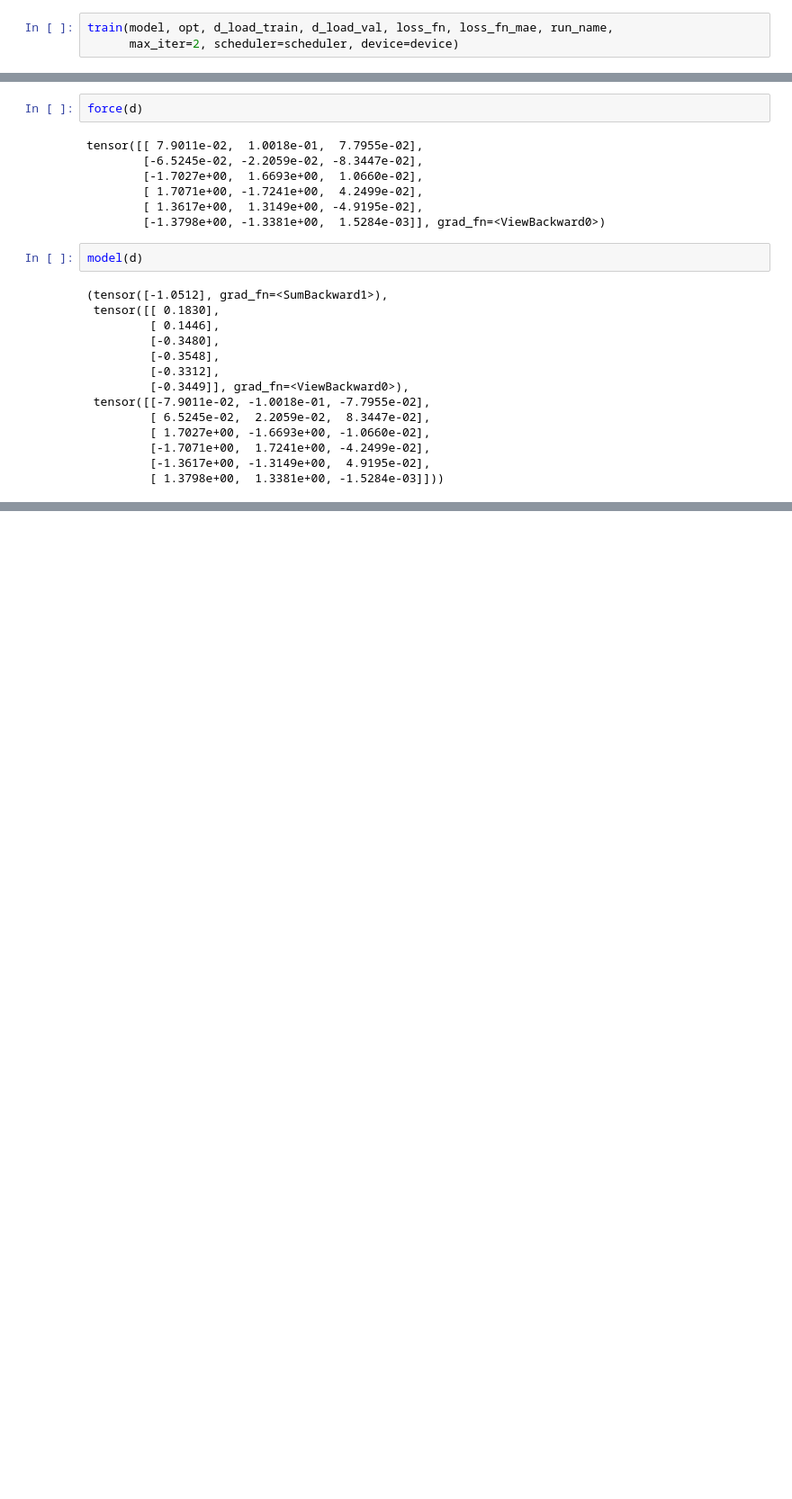
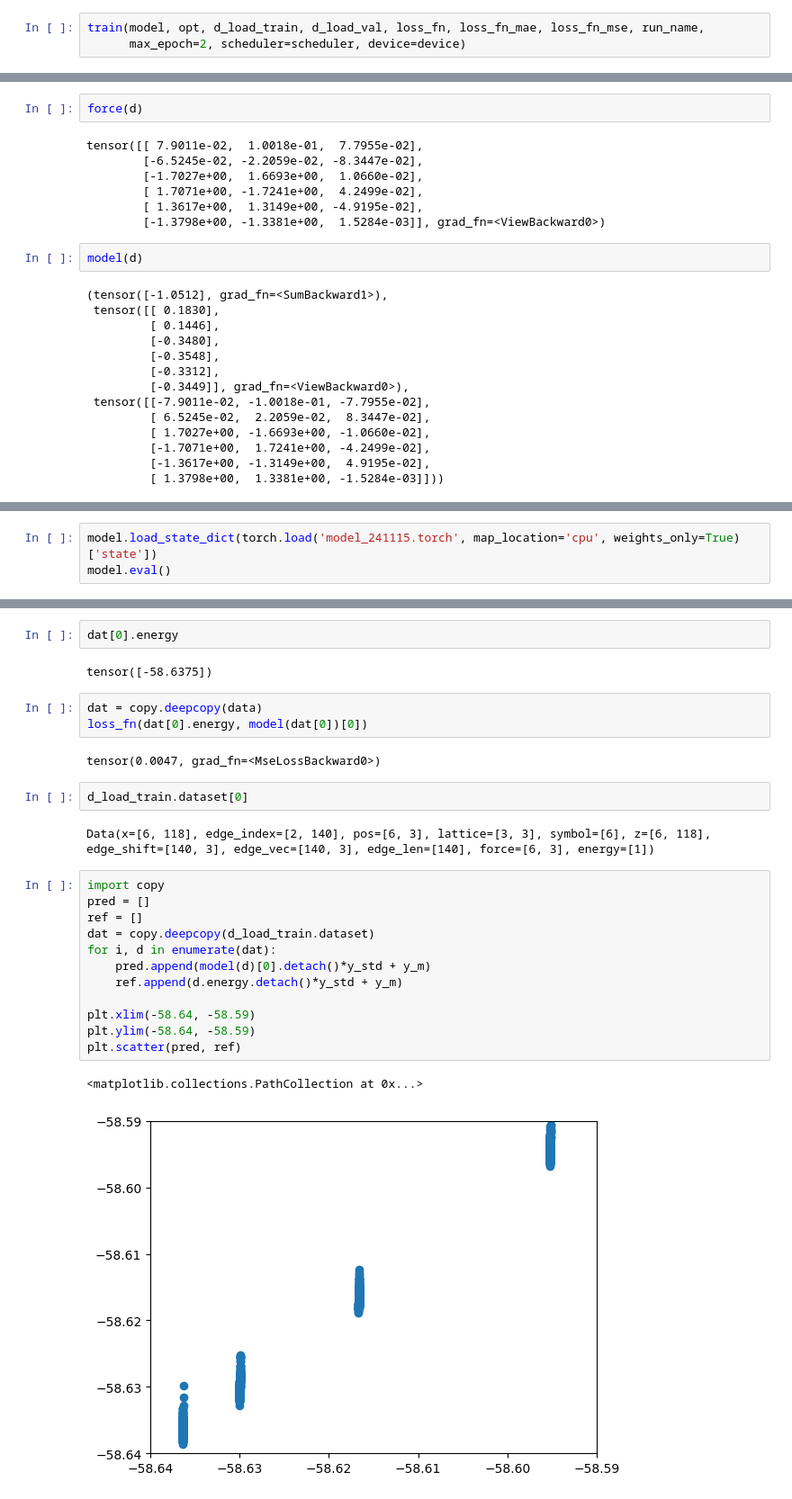
Before and after one commit to Dzung93/Simple_EGNN, a Jupyter notebook: EGNN.ipynb, the cells around one changed output, grey strips where cells are left out. Shown: that part at 90% size. Saved outputs shown, nothing was run; the diff lists cells and outputs as text; blank space fills up the shorter version.

```diff
--- a/EGNN.ipynb
+++ b/EGNN.ipynb
@@ -157,4 +181,4 @@ model_241109
 # %%
-train(model, opt, d_load_train, d_load_val, loss_fn, loss_fn_mae, run_name,
-      max_iter=2, scheduler=scheduler, device=device)
+train(model, opt, d_load_train, d_load_val, loss_fn, loss_fn_mae, loss_fn_mse, run_name,
+      max_epoch=2, scheduler=scheduler, device=device)
 # %% [output]
@@ -310,0 +377,3 @@ plt.scatter(pred, ref)
+# %%
+model.load_state_dict(torch.load('model_241115.torch', map_location='cpu', weights_only=True)['state'])
+model.eval()
@@ -310,0 +412,28 @@ plt.scatter(pred, ref)
+# %%
+dat[0].energy
+# %% [output]
+tensor([-58.6375])
+# %%
+dat = copy.deepcopy(data)
+loss_fn(dat[0].energy, model(dat[0])[0])
+# %% [output]
+tensor(0.0047, grad_fn=<MseLossBackward0>)
+# %%
+d_load_train.dataset[0]
+# %% [output]
+Data(x=[6, 118], edge_index=[2, 140], pos=[6, 3], lattice=[3, 3], symbol=[6], z=[6, 118], edge_shift=[140, 3], edge_vec=[140, 3], edge_len=[140], force=[6, 3], energy=[1])
+# %%
+import copy
+pred = []
+ref = []
+dat = copy.deepcopy(d_load_train.dataset)
+for i, d in enumerate(dat):
+    pred.append(model(d)[0].detach()*y_std + y_m)
+    ref.append(d.energy.detach()*y_std + y_m)
+
+plt.xlim(-58.64, -58.59)
+plt.ylim(-58.64, -58.59)
+plt.scatter(pred, ref)
+# %% [output]
+<matplotlib.collections.PathCollection at 0x...>
+[figure, added]
```
Also changed, not shown: parts of 42 cells of this notebook.
